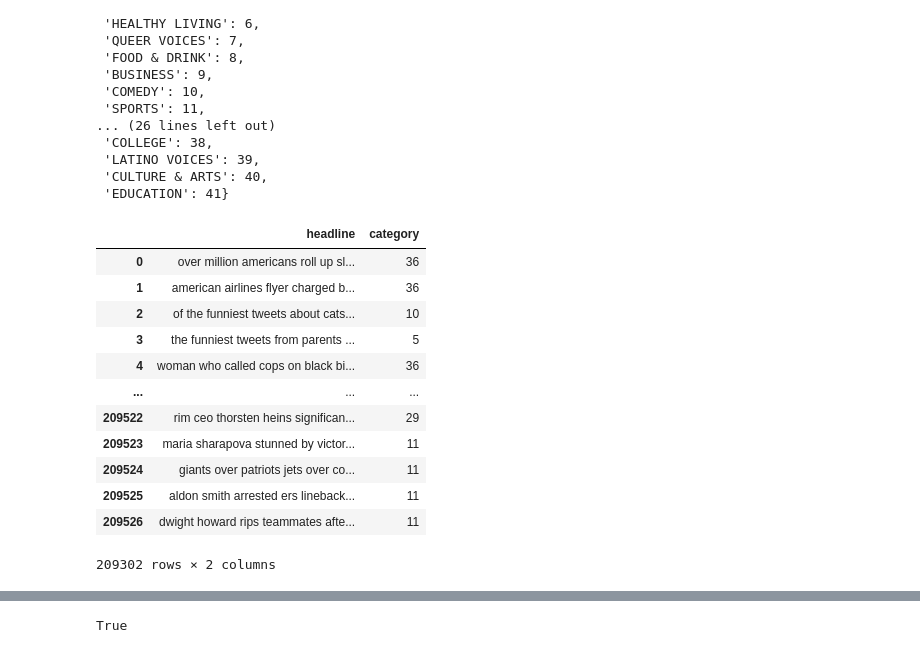
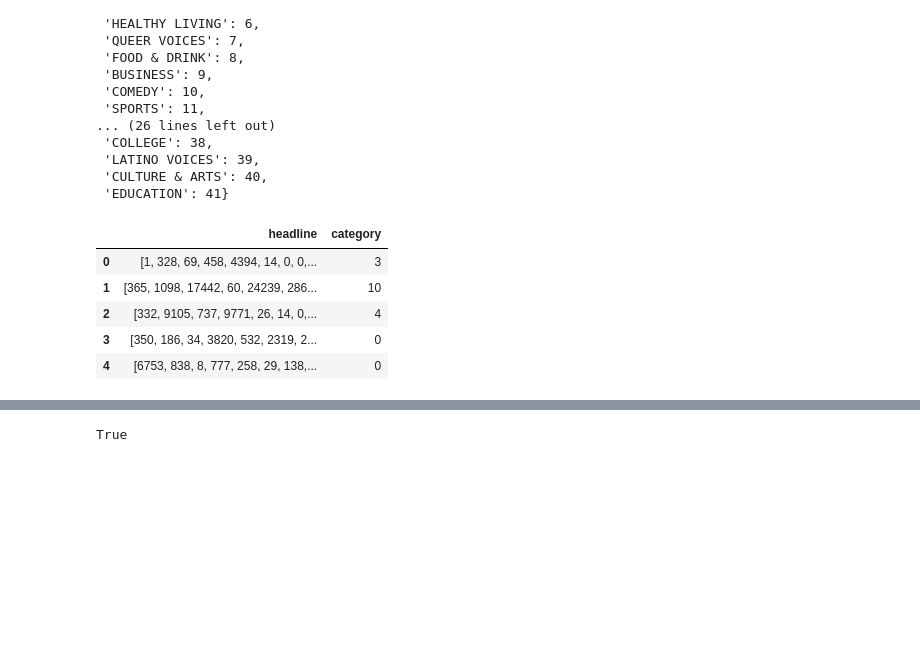
Before and after one commit to gracjan-p/bbc, a Jupyter notebook: notebooks/main.ipynb, the cells around one changed output, grey strips where cells are left out. Cells and saved outputs as stored; diff of their text form; code cells hidden in the pictures; blank space fills up the shorter version.

```diff
--- a/notebooks/main.ipynb
+++ b/notebooks/main.ipynb
@@ -146,3 +148,5 @@ plt.tight_layout()
+# %%
+df = df.sample(frac=1).reset_index(drop=True)
 # %%
 import re
 
@@ -179,0 +220,7 @@ df
+# %%
+import numpy as np
+
+def vectorize_headline(headline):
+    result = [word_to_idx[w] for w in headline.split()]
+    result = np.pad(result, (0, max_headline_len - len(result)))
+    return result
@@ -179,0 +232,3 @@ df
+# %%
+df['headline'] = df['headline'].apply(vectorize_headline)
+df.head()
@@ -222,18 +284,11 @@ category_to_label
  'EDUCATION': 41}
 # %%
 df['category'] = df['category'].apply(lambda cat: category_to_label[cat])
-df
+df.head()
 # %% [output]
 |  | headline | category |
-| 0 | over million americans roll up sl... | 36 |
-| 1 | american airlines flyer charged b... | 36 |
-| 2 | of the funniest tweets about cats... | 10 |
-| 3 | the funniest tweets from parents ... | 5 |
-| 4 | woman who called cops on black bi... | 36 |
-| ... | ... | ... |
-| 209522 | rim ceo thorsten heins significan... | 29 |
-| 209523 | maria sharapova stunned by victor... | 11 |
-| 209524 | giants over patriots jets over co... | 11 |
-| 209525 | aldon smith arrested ers lineback... | 11 |
-| 209526 | dwight howard rips teammates afte... | 11 |
+| 0 | [1, 328, 69, 458, 4394, 14, 0, 0,... | 3 |
+| 1 | [365, 1098, 17442, 60, 24239, 286... | 10 |
+| 2 | [332, 9105, 737, 9771, 26, 14, 0,... | 4 |
+| 3 | [350, 186, 34, 3820, 532, 2319, 2... | 0 |
+| 4 | [6753, 838, 8, 777, 258, 29, 138,... | 0 |
-209302 rows × 2 columns
```
Also changed, not shown: parts of 24 cells of this notebook.
